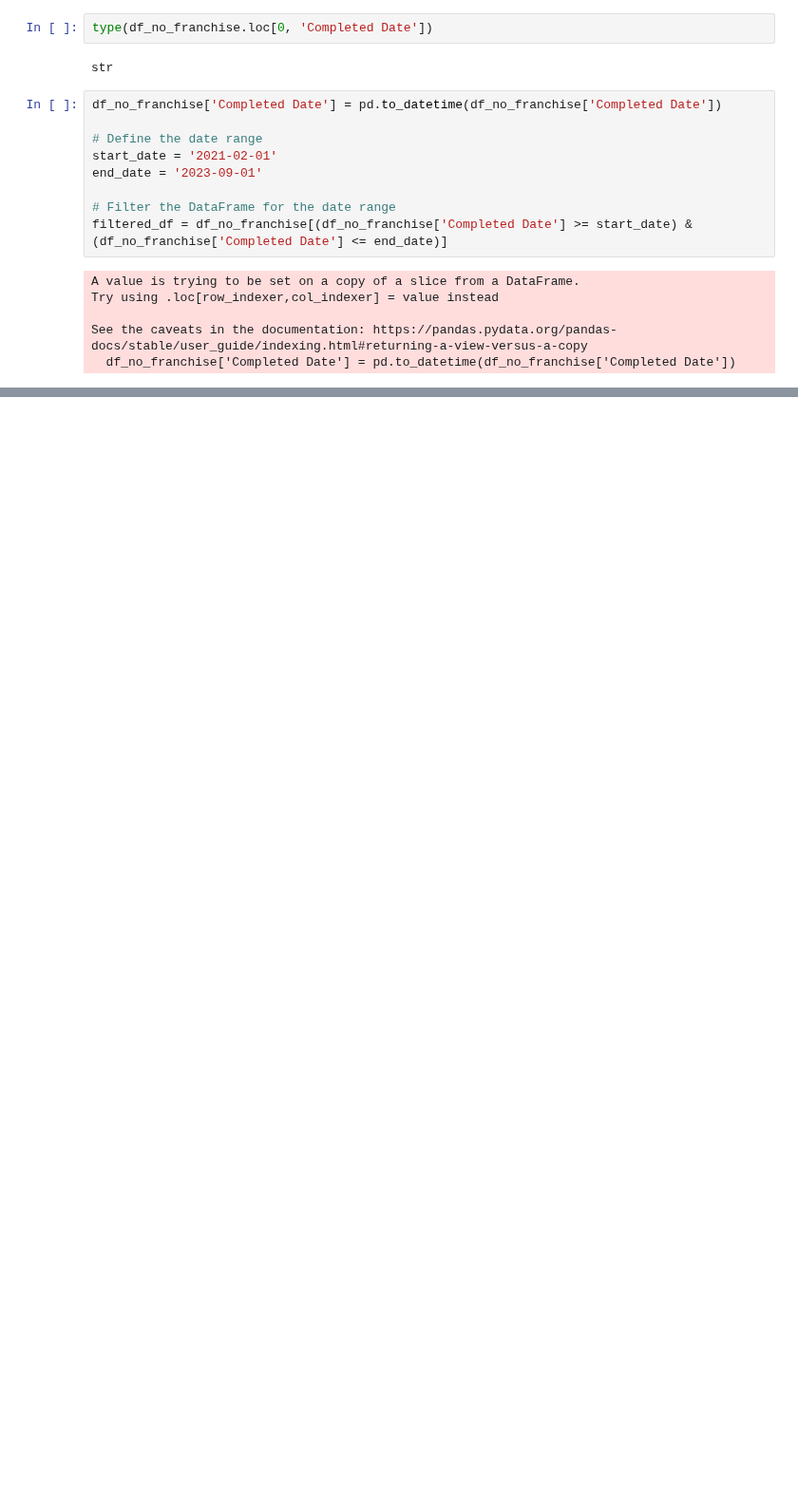
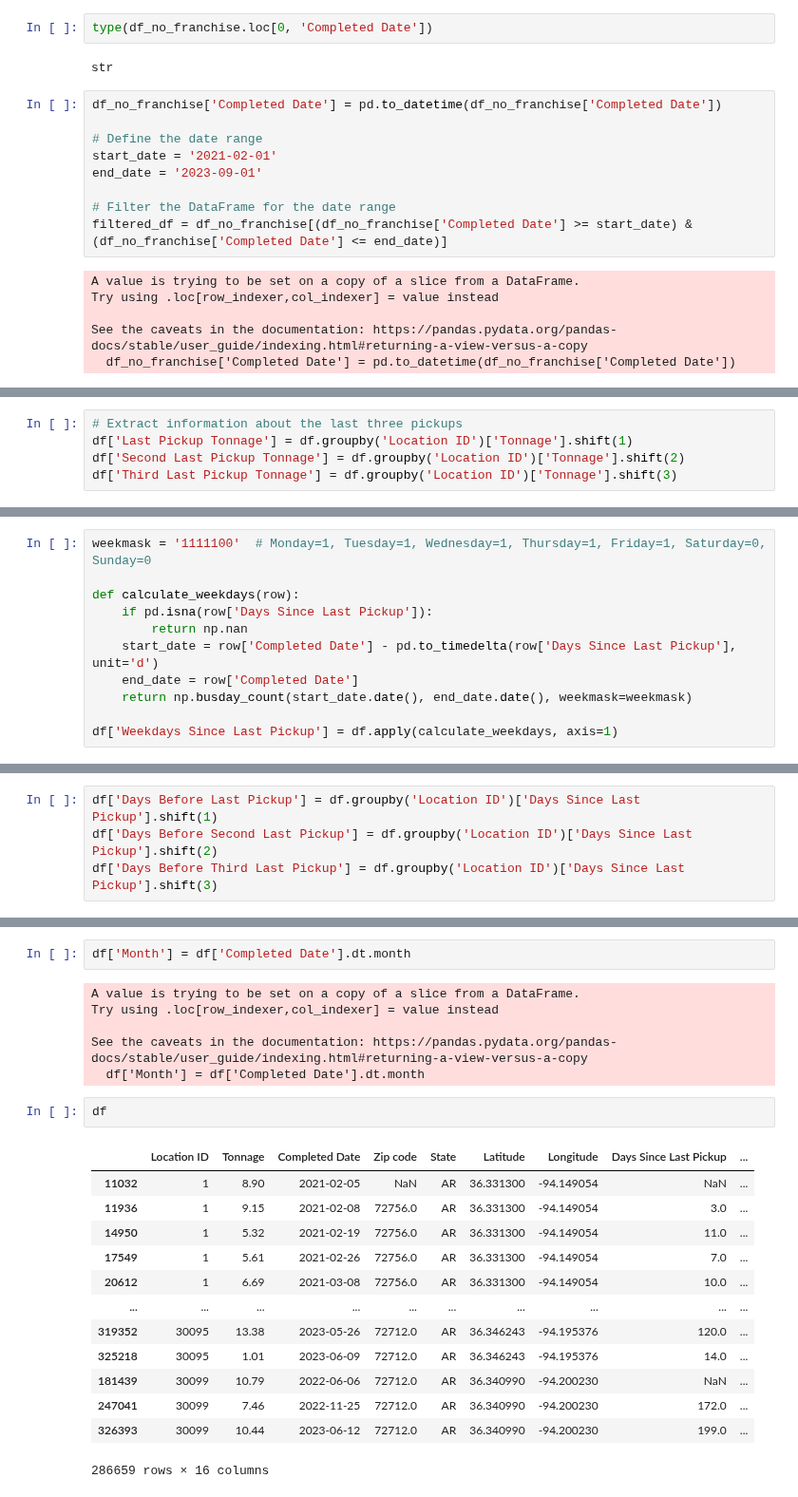
Before and after one commit to jli615/dtxwalmart, a Jupyter notebook: data_preprocessing.ipynb, the cells around one changed output, grey strips where cells are left out. Shown at 95% size. Cells and saved outputs as stored; diff of their text form; blank space fills up the shorter version.

Commit message:
processed data csv

```diff
--- a/data_preprocessing.ipynb
+++ b/data_preprocessing.ipynb
@@ -47,0 +73,5 @@ filtered_df.to_csv("0221_0923_no_franchise_data.csv")
+# %%
+# Extract information about the last three pickups
+df['Last Pickup Tonnage'] = df.groupby('Location ID')['Tonnage'].shift(1)
+df['Second Last Pickup Tonnage'] = df.groupby('Location ID')['Tonnage'].shift(2)
+df['Third Last Pickup Tonnage'] = df.groupby('Location ID')['Tonnage'].shift(3)
@@ -47,0 +94,11 @@ filtered_df.to_csv("0221_0923_no_franchise_data.csv")
+# %%
+weekmask = '1111100'  # Monday=1, Tuesday=1, Wednesday=1, Thursday=1, Friday=1, Saturday=0, Sunday=0
+
+def calculate_weekdays(row):
+    if pd.isna(row['Days Since Last Pickup']):
+        return np.nan
+    start_date = row['Completed Date'] - pd.to_timedelta(row['Days Since Last Pickup'], unit='d')
+    end_date = row['Completed Date']
+    return np.busday_count(start_date.date(), end_date.date(), weekmask=weekmask)
+
+df['Weekdays Since Last Pickup'] = df.apply(calculate_weekdays, axis=1)
@@ -47,0 +111,4 @@ filtered_df.to_csv("0221_0923_no_franchise_data.csv")
+# %%
+df['Days Before Last Pickup'] = df.groupby('Location ID')['Days Since Last Pickup'].shift(1)
+df['Days Before Second Last Pickup'] = df.groupby('Location ID')['Days Since Last Pickup'].shift(2)
+df['Days Before Third Last Pickup'] = df.groupby('Location ID')['Days Since Last Pickup'].shift(3)
@@ -47,0 +131,24 @@ filtered_df.to_csv("0221_0923_no_franchise_data.csv")
+# %%
+df['Month'] = df['Completed Date'].dt.month
+# %% [output]
+A value is trying to be set on a copy of a slice from a DataFrame.
+Try using .loc[row_indexer,col_indexer] = value instead
+
+See the caveats in the documentation: https://pandas.pydata.org/pandas-docs/stable/user_guide/indexing.html#returning-a-view-versus-a-copy
+  df['Month'] = df['Completed Date'].dt.month
+# %%
+df
+# %% [output]
+|  | Location ID | Tonnage | Completed Date | Zip code | State | Latitude | Longitude | Days Since Last Pickup | ... |
+| 11032 | 1 | 8.90 | 2021-02-05 | NaN | AR | 36.331300 | -94.149054 | NaN | ... |
+| 11936 | 1 | 9.15 | 2021-02-08 | 72756.0 | AR | 36.331300 | -94.149054 | 3.0 | ... |
+| 14950 | 1 | 5.32 | 2021-02-19 | 72756.0 | AR | 36.331300 | -94.149054 | 11.0 | ... |
+| 17549 | 1 | 5.61 | 2021-02-26 | 72756.0 | AR | 36.331300 | -94.149054 | 7.0 | ... |
+| 20612 | 1 | 6.69 | 2021-03-08 | 72756.0 | AR | 36.331300 | -94.149054 | 10.0 | ... |
+| ... | ... | ... | ... | ... | ... | ... | ... | ... | ... |
+| 319352 | 30095 | 13.38 | 2023-05-26 | 72712.0 | AR | 36.346243 | -94.195376 | 120.0 | ... |
+| 325218 | 30095 | 1.01 | 2023-06-09 | 72712.0 | AR | 36.346243 | -94.195376 | 14.0 | ... |
+| 181439 | 30099 | 10.79 | 2022-06-06 | 72712.0 | AR | 36.340990 | -94.200230 | NaN | ... |
+| 247041 | 30099 | 7.46 | 2022-11-25 | 72712.0 | AR | 36.340990 | -94.200230 | 172.0 | ... |
+| 326393 | 30099 | 10.44 | 2023-06-12 | 72712.0 | AR | 36.340990 | -94.200230 | 199.0 | ... |
+286659 rows × 16 columns
```
Also changed, not shown: parts of 16 cells of this notebook, 1 other file.
